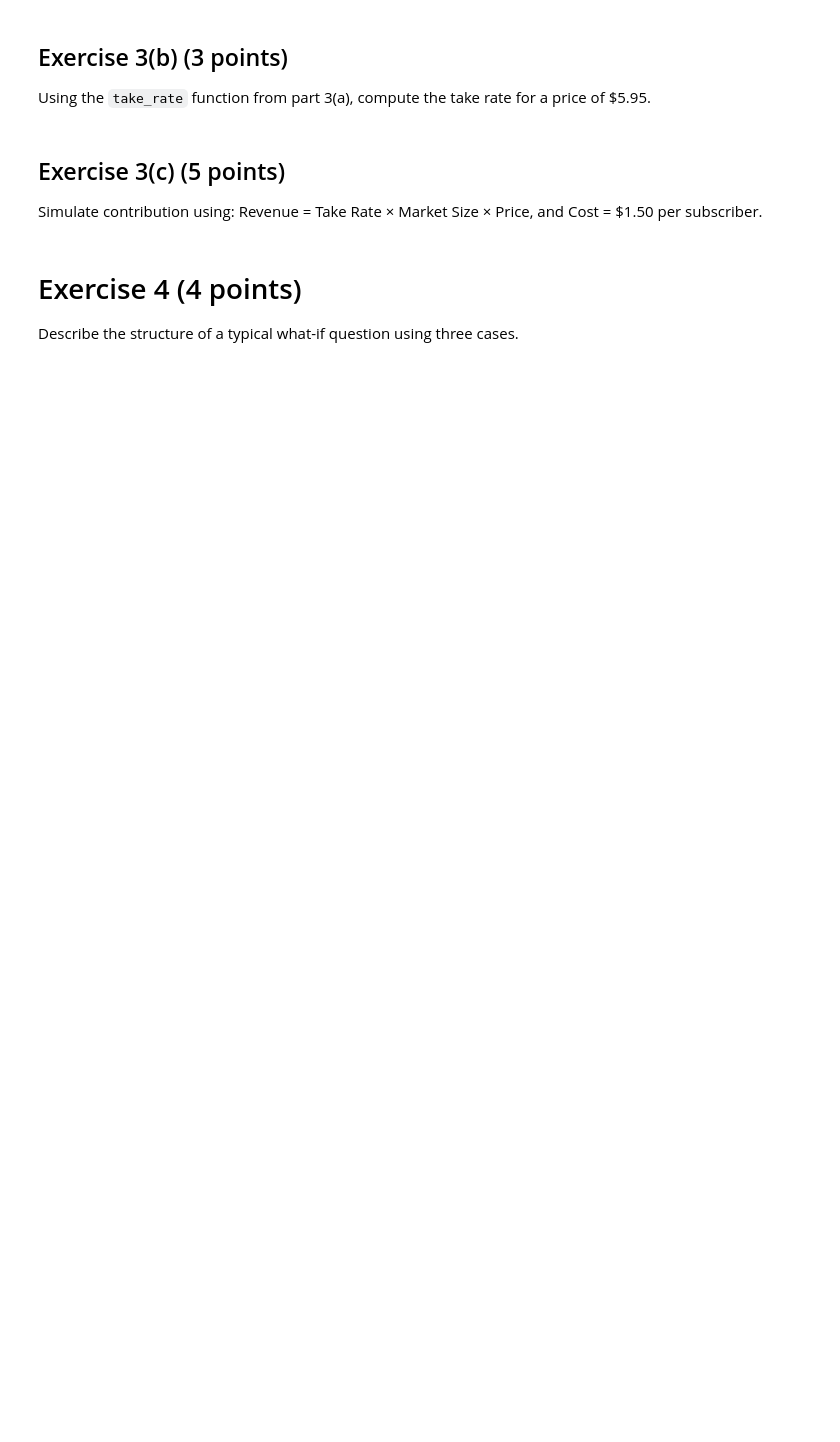
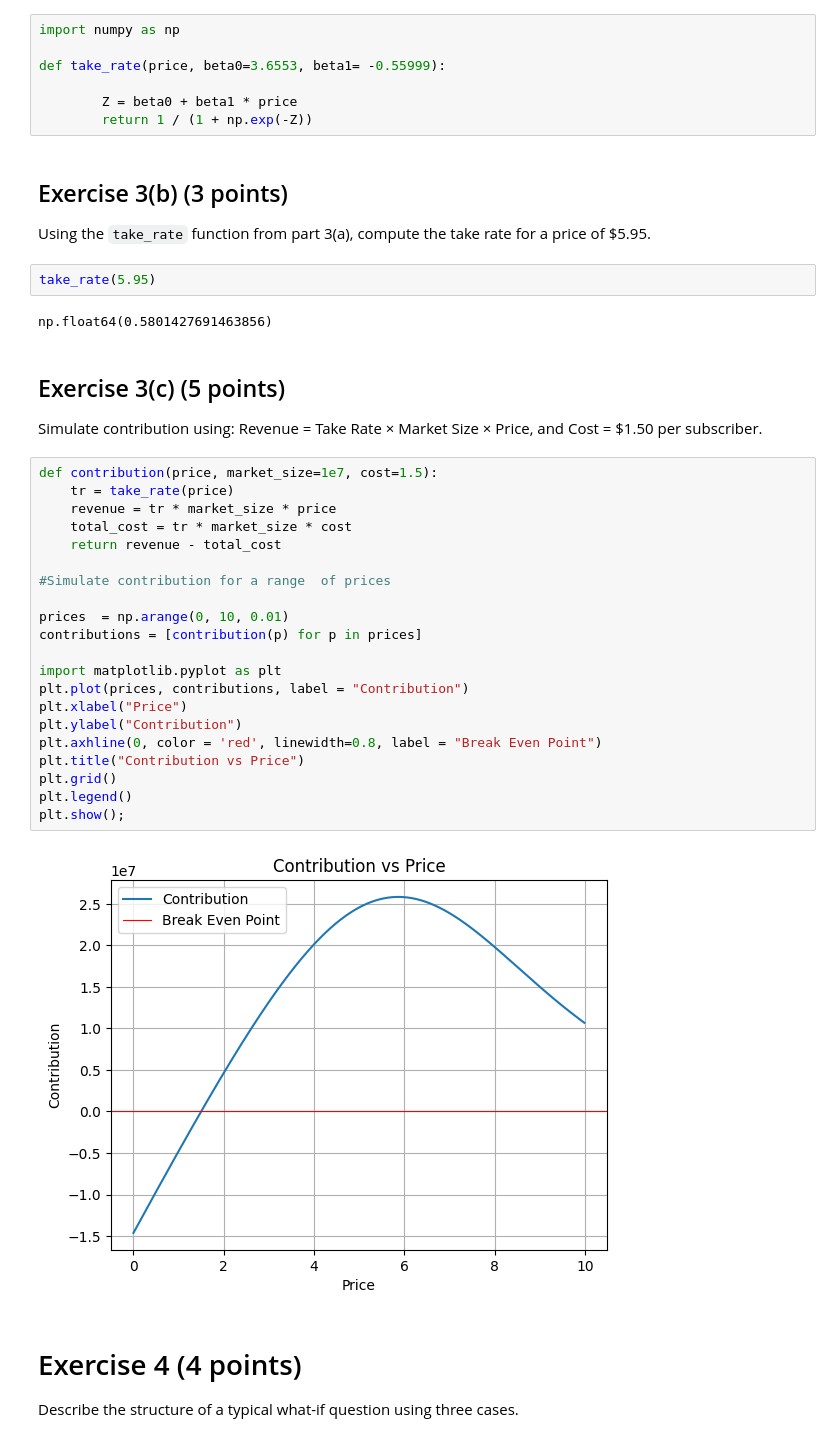
Before and after one commit to K82001/DATA-511-In-Class, a Jupyter notebook: In_Class_8.ipynb, the cells around one changed output. Drawn from its saved outputs; the diff is of its cells as text; blank space fills up the shorter version.

```diff
--- a/In_Class_8.ipynb
+++ b/In_Class_8.ipynb
@@ -22,14 +26,48 @@ This exercise is a follow up from the what-if analysis versus sensitivity analys
 ## Exercise 3(a) (5 points)
 
 Write a Python function to calculate the take rate from the notes.
+# %%
+import numpy as np
+
+def take_rate(price, beta0=3.6553, beta1= -0.55999):
+
+        Z = beta0 + beta1 * price
+        return 1 / (1 + np.exp(-Z))
 # %% [markdown]
 ## Exercise 3(b) (3 points)
 
 Using the `take_rate` function from part 3(a), compute the take rate for a price of $5.95.
+# %%
+take_rate(5.95)
+# %% [output]
+np.float64(0.5801427691463856)
 # %% [markdown]
 ## Exercise 3(c) (5 points)
 
 Simulate contribution using: Revenue = Take Rate × Market Size × Price, and Cost = $1.50 per subscriber.
+# %%
+def contribution(price, market_size=1e7, cost=1.5):
+    tr = take_rate(price)
+    revenue = tr * market_size * price
+    total_cost = tr * market_size * cost
+    return revenue - total_cost
+
+#Simulate contribution for a range  of prices
+
+prices  = np.arange(0, 10, 0.01)
+contributions = [contribution(p) for p in prices]
+
+import matplotlib.pyplot as plt
+plt.plot(prices, contributions, label = "Contribution")
+plt.xlabel("Price")
+plt.ylabel("Contribution")
+plt.axhline(0, color = 'red', linewidth=0.8, label = "Break Even Point")
+plt.title("Contribution vs Price")
+plt.grid()
+plt.legend()
+plt.show();
+# %% [output]
+[figure, added]
 # %% [markdown]
 # Exercise 4 (4 points)
 
```
Also changed, not shown: parts of 5 cells of this notebook.
